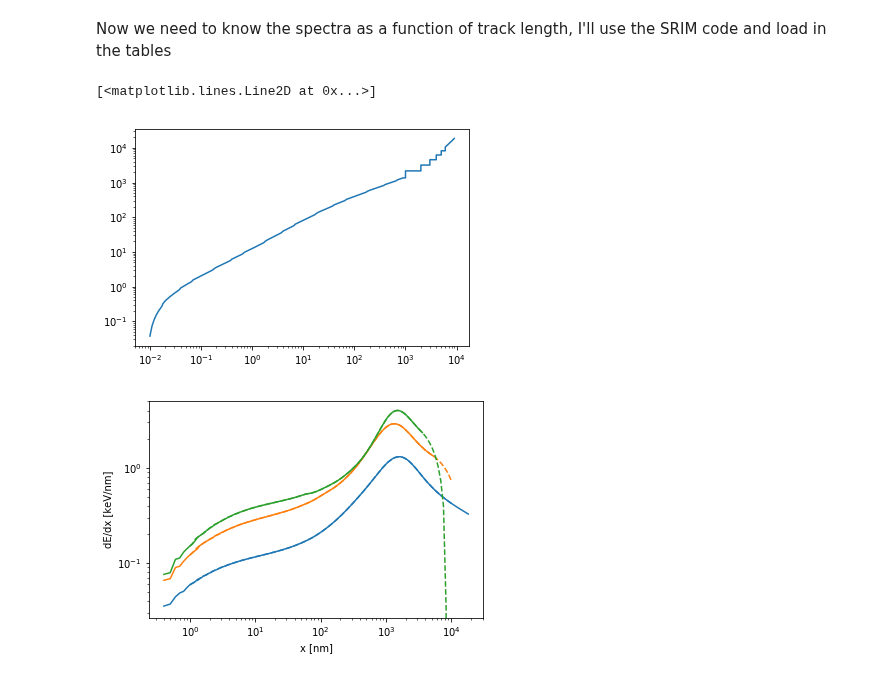
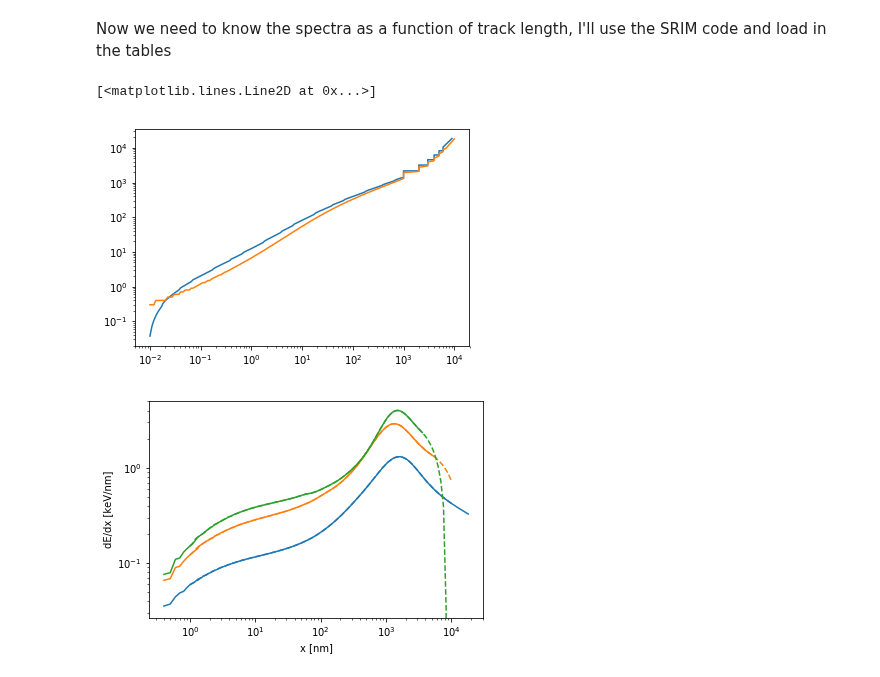
Before and after one commit to tedwards2412/paleo_detectors, a Jupyter notebook: Notebooks/Spectral_lim.ipynb, the cells around one changed output. Saved outputs shown, nothing was run; the diff lists cells and outputs as text; code cells hidden in the pictures.

```diff
--- a/Notebooks/Spectral_lim.ipynb
+++ b/Notebooks/Spectral_lim.ipynb
@@ -80,10 +80,11 @@ dEdx_O = interp1d(x_O, dEdx_data_O, bounds_error=False, fill_value='extrapolate'
 # %%
 from scipy.integrate import cumtrapz
 dist = cumtrapz(1/dEdx_data_Li,x=E_Li)
 plt.loglog(E_Li[:-1],dist)
+plt.loglog(E_Li, x_Li)
 # %% [output]
 [<matplotlib.lines.Line2D at 0x...>]
-[figure, old version]
+[figure, new version]
 # %%
 x_list = np.logspace(0,4,100)
 
```
Also changed, not shown: parts of 5 cells of this notebook, 2 other files.
